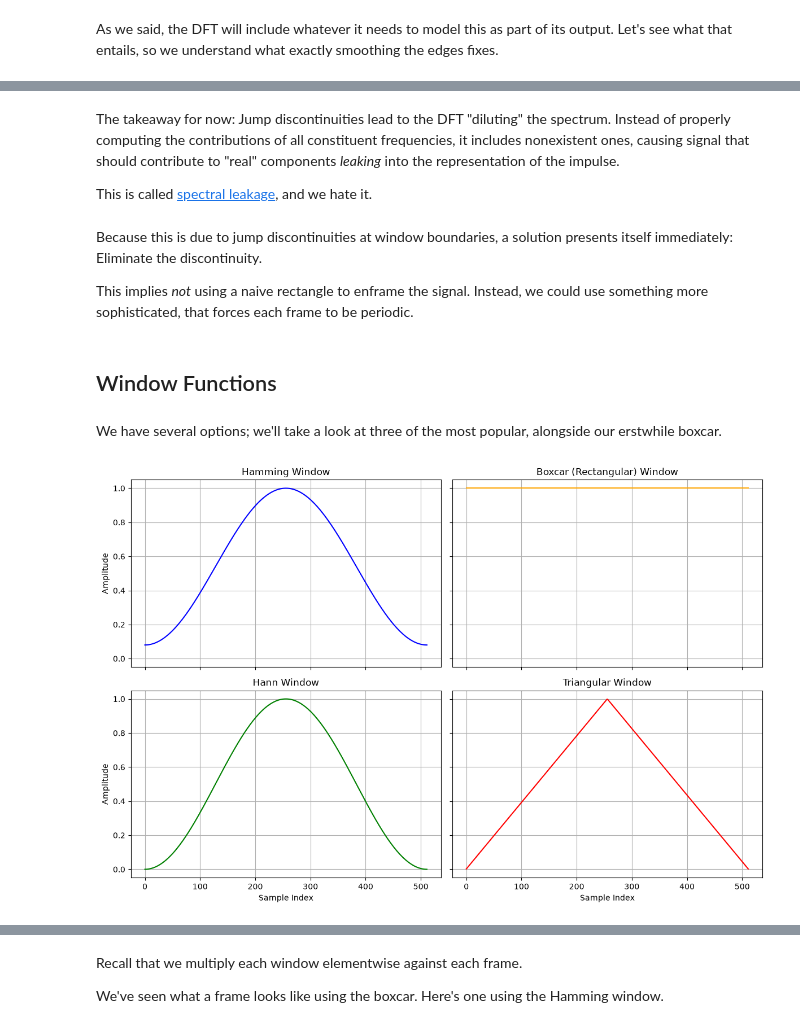
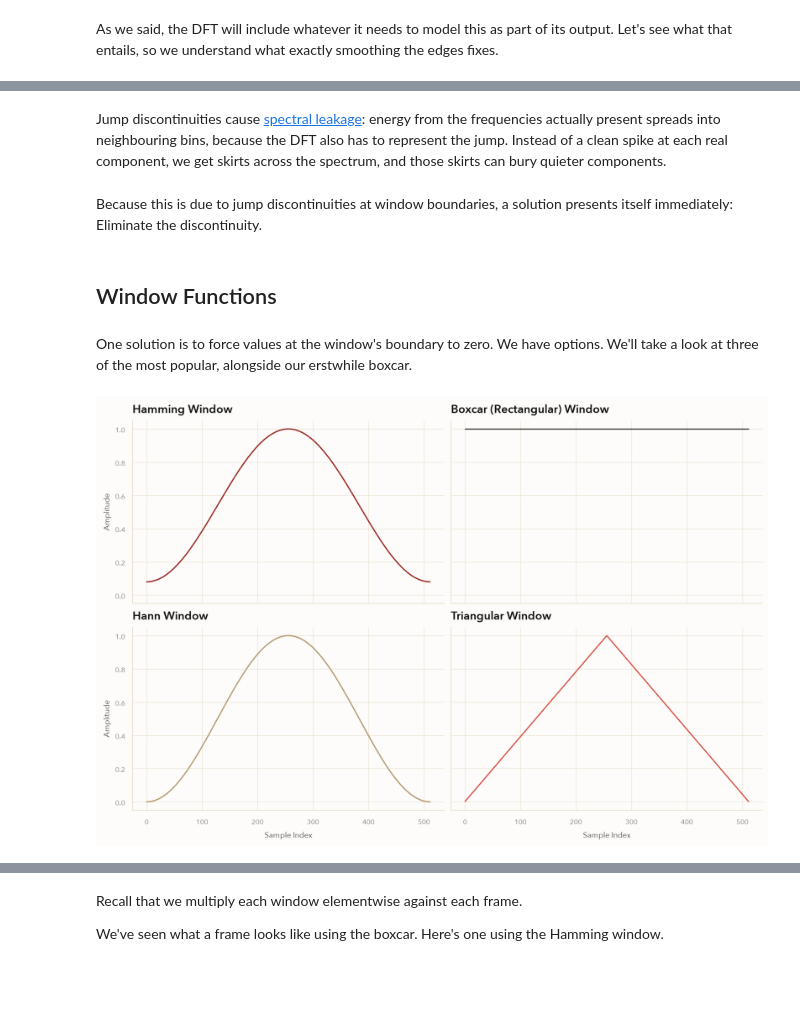
Before and after one commit to Peleke/fiat-vox, a Jupyter notebook: 05-stft-spectrograms.ipynb, the cells around one changed output, grey strips where cells are left out. Drawn from its saved outputs; the diff is of its cells as text; code cells hidden in the pictures; blank space fills up the shorter version.

```diff
--- a/05-stft-spectrograms.ipynb
+++ b/05-stft-spectrograms.ipynb
@@ -35,4 +93,15 @@ Looks like a wave; nothing is obviously wrong.
 
 But take a look at the endpoints: Notice how the _ends_ of each window don't match their _beginnings_. There's a vertical gap between the final value of each window, and the first.
 # %%
-# TODO: show
+#| code-fold: true
+# the DFT treats a frame as one period of a repeating signal: lay frame 1 end to end with itself
+k = 0
+rep = np.tile(frames[k], 2)
+t_rep = np.arange(len(rep)) / fs_t * 1000
+fig, ax = plt.subplots(figsize=(10, 3))
+ax.plot(t_rep, rep, lw=0.8)
+ax.axvline(seg * 1000, color=PALETTE["accent"], ls="--", lw=1)
+ax.set(xlim=(85, 115), title="Frame 1 repeated: the end doesn't meet the beginning",
+       xlabel="Time (ms)", ylabel="Amplitude")
+plt.show()
+print(f"last sample {frames[k][-1]:+.3f}, first sample {frames[k][0]:+.3f}")
@@ -173,15 +270,11 @@ I'm waving my hands, because explaining this fully requires machinery we haven't
 # %% [markdown]
-The takeaway for now: Jump discontinuities lead to the DFT "diluting" the spectrum. Instead of properly computing the contributions of all constituent frequencies, it includes nonexistent ones, causing signal that should contribute to "real" components _leaking_ into the representation of the impulse.
-
-This is called [spectral leakage](https://en.wikipedia.org/wiki/Spectral_leakage), and we hate it.
+Jump discontinuities cause [spectral leakage](https://en.wikipedia.org/wiki/Spectral_leakage): energy from the frequencies actually present spreads into neighbouring bins, because the DFT also has to represent the jump. Instead of a clean spike at each real component, we get skirts across the spectrum, and those skirts can bury quieter components.
 # %% [markdown]
 Because this is due to jump discontinuities at window boundaries, a solution presents itself immediately: Eliminate the discontinuity.
-
-This implies _not_ using a naive rectangle to enframe the signal. Instead, we could use something more sophisticated, that forces each frame to be periodic.
 # %% [markdown]
 ## Window Functions
 # %% [markdown]
-We have several options; we'll take a look at three of the most popular, alongside our erstwhile boxcar.
+One solution is to force values at the window's boundary to zero. We have options. We'll take a look at three of the most popular, alongside our erstwhile boxcar.
 # %%
 from scipy.signal import windows
 # %%
@@ -195,37 +288,36 @@ w_boxcar = windows.boxcar(M)
 w_hann = windows.hann(M)
 w_triang = windows.triang(M)
 
 # Create a 2x2 subplot grid
 fig, axs = plt.subplots(2, 2, figsize=(12, 8), sharex=True, sharey=True)
 
 # Plot Hamming Window
-axs[0, 0].plot(w_hamming, color='blue')
+axs[0, 0].plot(w_hamming, color=CYCLE[0])
 axs[0, 0].set_title('Hamming Window')
 axs[0, 0].grid(True)
 
 # Plot Boxcar (Rectangular) Window
-axs[0, 1].plot(w_boxcar, color='orange')
+axs[0, 1].plot(w_boxcar, color=CYCLE[1])
 axs[0, 1].set_title('Boxcar (Rectangular) Window')
 axs[0, 1].grid(True)
 
 # Plot Hann Window
-axs[1, 0].plot(w_hann, color='green')
+axs[1, 0].plot(w_hann, color=CYCLE[2])
 axs[1, 0].set_title('Hann Window')
 axs[1, 0].set_xlabel('Sample Index')
 axs[1, 0].grid(True)
 
 # Plot Triangular Window
-axs[1, 1].plot(w_triang, color='red')
+axs[1, 1].plot(w_triang, color=CYCLE[3])
 axs[1, 1].set_title('Triangular Window')
 axs[1, 1].set_xlabel('Sample Index')
 axs[1, 1].grid(True)
 
 # Set common Y-labels
 for ax in axs[:, 0]:
     ax.set_ylabel('Amplitude')
 
-plt.tight_layout()
 plt.show()
 # %% [output]
-[figure, old version]
+[figure, new version]
 # %% [markdown]
```
Also changed, not shown: parts of 44 cells of this notebook, 17 other files.
